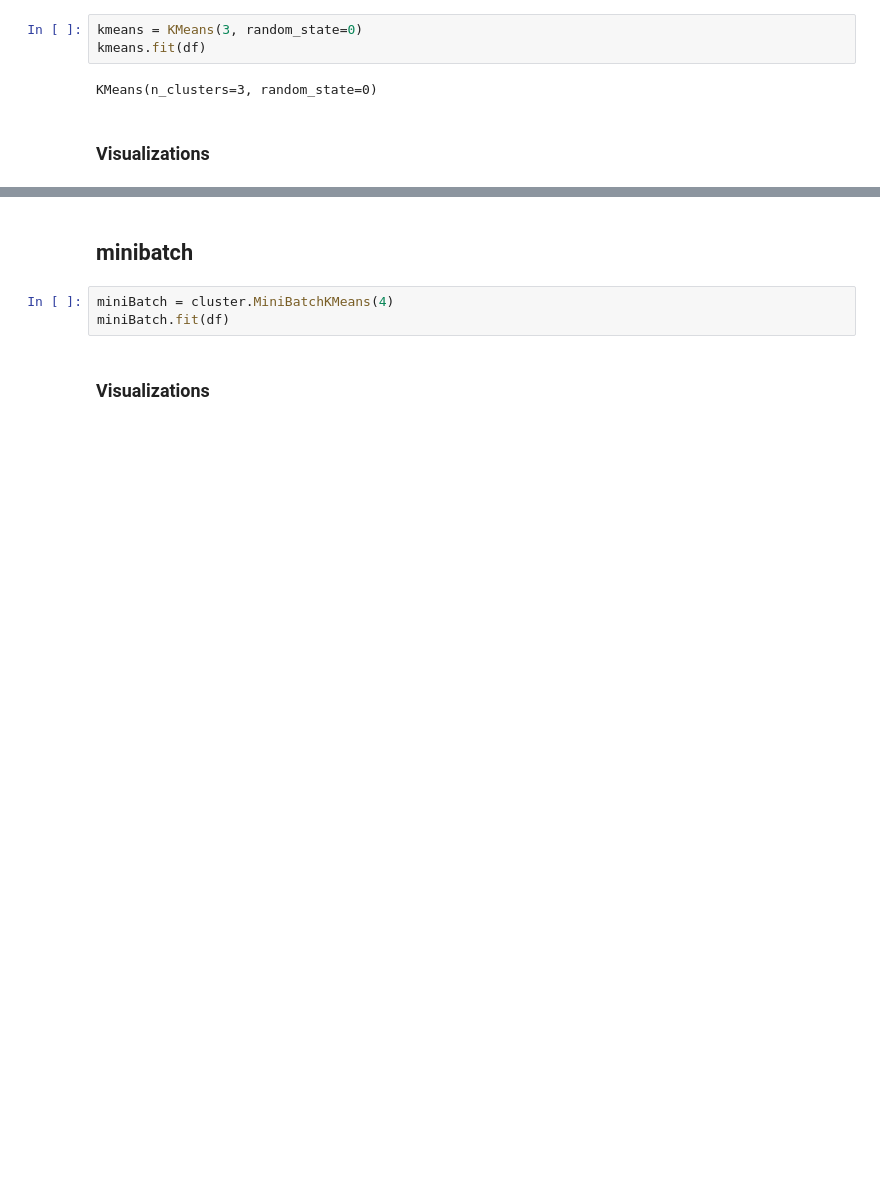
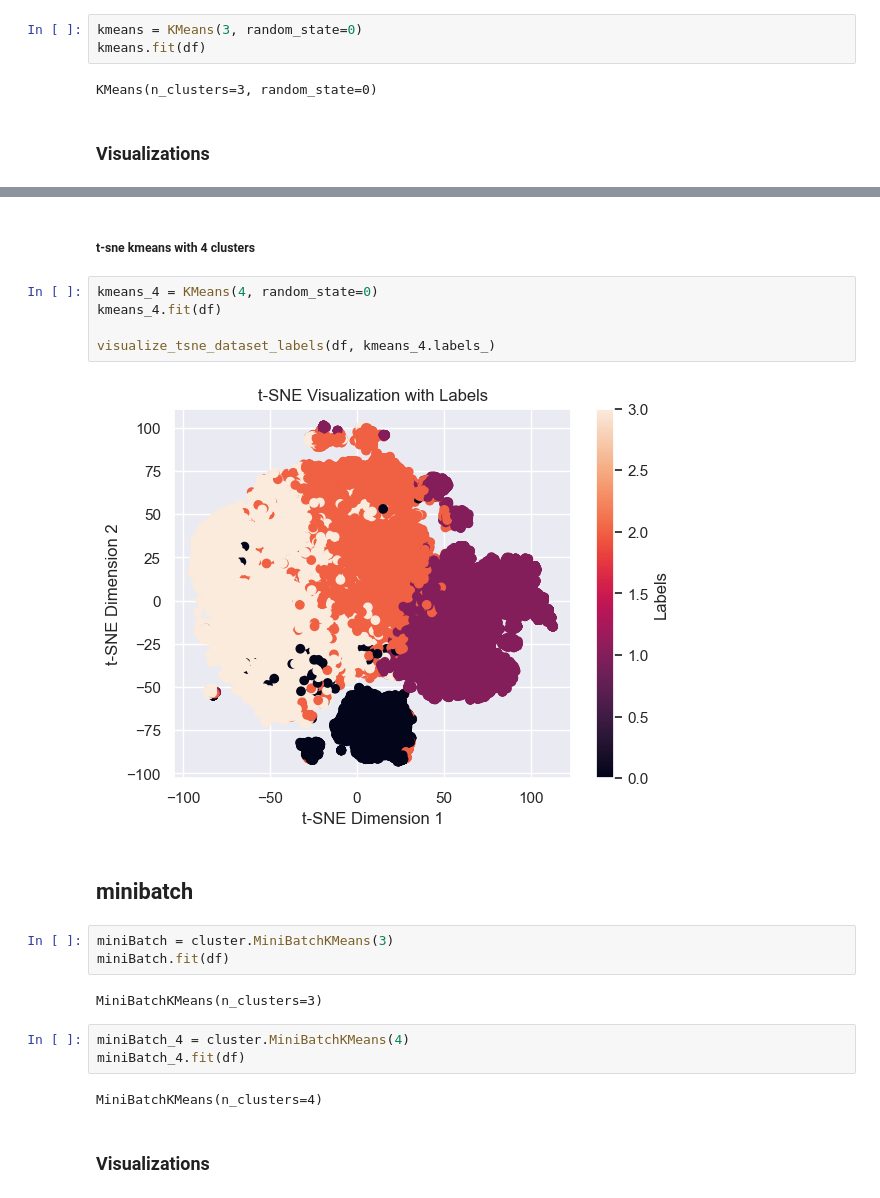
Before and after one commit to tomaszzywicki/Soccer-matches-data-analysis, a Jupyter notebook: code/KM3/models.ipynb, the cells around one changed output, grey strips where cells are left out. Saved outputs shown, nothing was run; the diff lists cells and outputs as text; blank space fills up the shorter version.

```diff
--- a/code/KM3/models.ipynb
+++ b/code/KM3/models.ipynb
@@ -95,7 +153,23 @@ plt.show()
+# %% [markdown]
+##### t-sne kmeans with 4 clusters
+# %%
+kmeans_4 = KMeans(4, random_state=0)
+kmeans_4.fit(df)
+
+visualize_tsne_dataset_labels(df, kmeans_4.labels_)
+# %% [output]
+[figure, added]
 # %% [markdown]
 ## minibatch
 # %%
-miniBatch = cluster.MiniBatchKMeans(4)
+miniBatch = cluster.MiniBatchKMeans(3)
 miniBatch.fit(df)
+# %% [output]
+MiniBatchKMeans(n_clusters=3)
+# %%
+miniBatch_4 = cluster.MiniBatchKMeans(4)
+miniBatch_4.fit(df)
+# %% [output]
+MiniBatchKMeans(n_clusters=4)
 # %% [markdown]
 ### Visualizations
```
Also changed, not shown: parts of 16 cells of this notebook, 2 other files.
